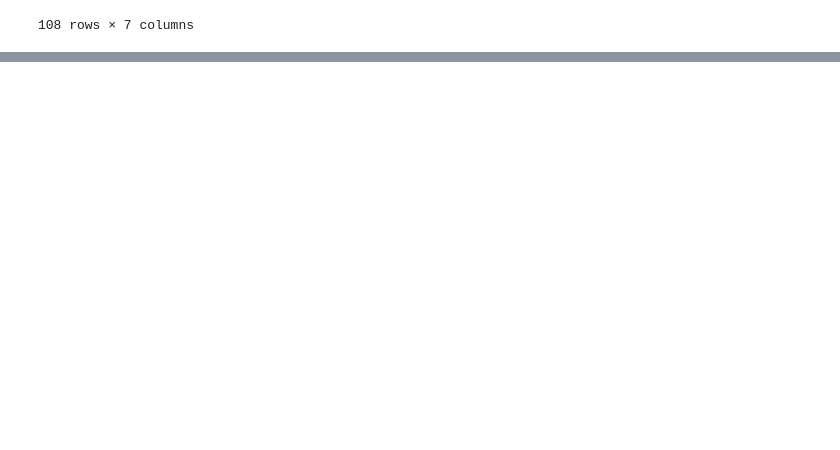
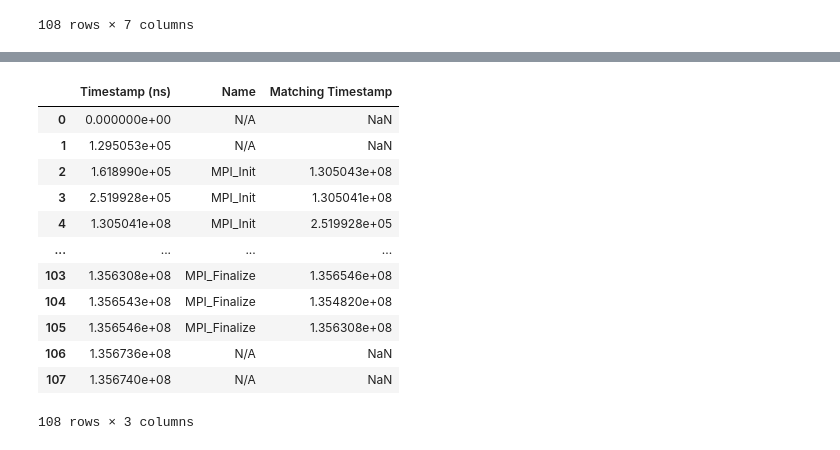
Before and after one commit to hpcgroup/pipit, a Jupyter notebook: docs/examples/query.ipynb, the cells around one changed output, grey strips where cells are left out. Drawn from its saved outputs; the diff is of its cells as text; code cells hidden in the pictures; blank space fills up the shorter version.

```diff
--- a/docs/examples/query.ipynb
+++ b/docs/examples/query.ipynb
@@ -542,0 +555,20 @@ QueryBuilder [Select ['defaults']]
+# %%
+trace.calc_inc_time()
+trace.calc_exc_time()
+trace.select("Name", "Timestamp (ns)", "Matching Timestamp").get()
+
+# trace.reunit("Timestamp", "ns").get()
+# %% [output]
+|  | Timestamp (ns) | Name | Matching Timestamp |
+| 0 | 0.000000e+00 | N/A | NaN |
+| 1 | 1.295053e+05 | N/A | NaN |
+| 2 | 1.618990e+05 | MPI_Init | 1.305043e+08 |
+| 3 | 2.519928e+05 | MPI_Init | 1.305041e+08 |
+| 4 | 1.305041e+08 | MPI_Init | 2.519928e+05 |
+| ... | ... | ... | ... |
+| 103 | 1.356308e+08 | MPI_Finalize | 1.356546e+08 |
+| 104 | 1.356543e+08 | MPI_Finalize | 1.354820e+08 |
+| 105 | 1.356546e+08 | MPI_Finalize | 1.356308e+08 |
+| 106 | 1.356736e+08 | N/A | NaN |
+| 107 | 1.356740e+08 | N/A | NaN |
+108 rows × 3 columns
```
Also changed, not shown: parts of 29 cells of this notebook, 2 other files.
